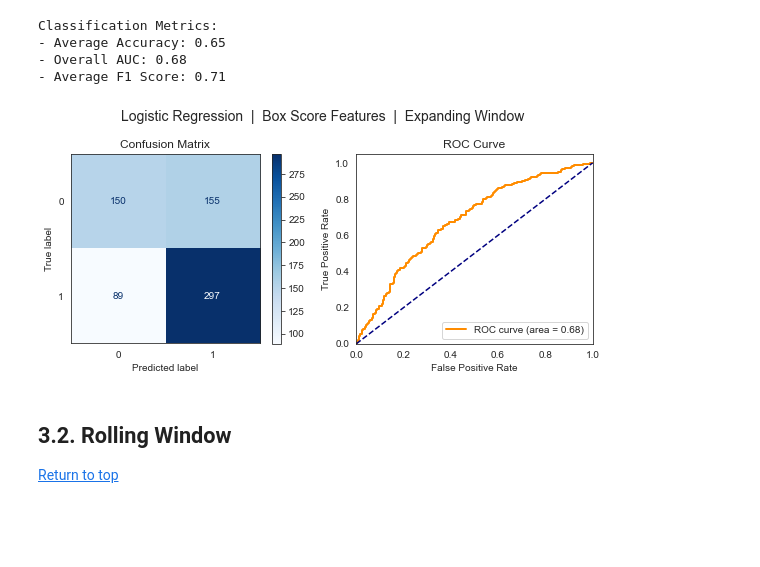
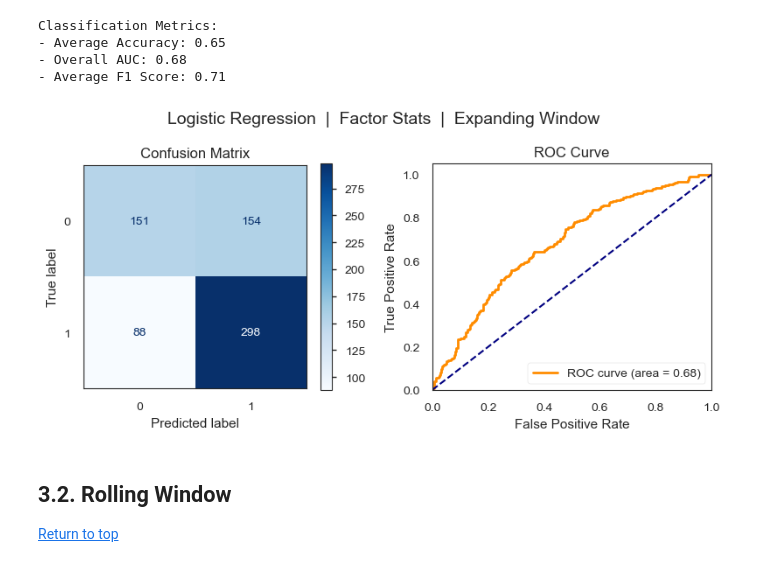
Before and after one commit to stevenworthington/sports_betting, a Jupyter notebook: code/models_ml/01f_GLMbaseline_FactorStats.ipynb, the cells around one changed output. Saved outputs shown, nothing was run; the diff lists cells and outputs as text; code cells hidden in the pictures; blank space fills up the shorter version.

```diff
--- a/code/models_ml/01f_GLMbaseline_FactorStats.ipynb
+++ b/code/models_ml/01f_GLMbaseline_FactorStats.ipynb
@@ -422,12 +424,12 @@ Classification Metrics:
 # %%
 utl.plot_classification_performance(
     y_true=y_true,
     model_outputs=model_outputs,
     pred_labels=metrics['pred_labels'],
-    overall_title='Logistic Regression  |  Box Score Features  |  Expanding Window'
+    overall_title='Logistic Regression  |  Factor Stats  |  Expanding Window'
 )
 # %% [output]
-[figure, old version]
+[figure, new version]
 # %%
 # write out all model predictions and meta-data
 test_set_obs.rename(columns={
```
Also changed, not shown: parts of 16 cells of this notebook, 16 other files.
